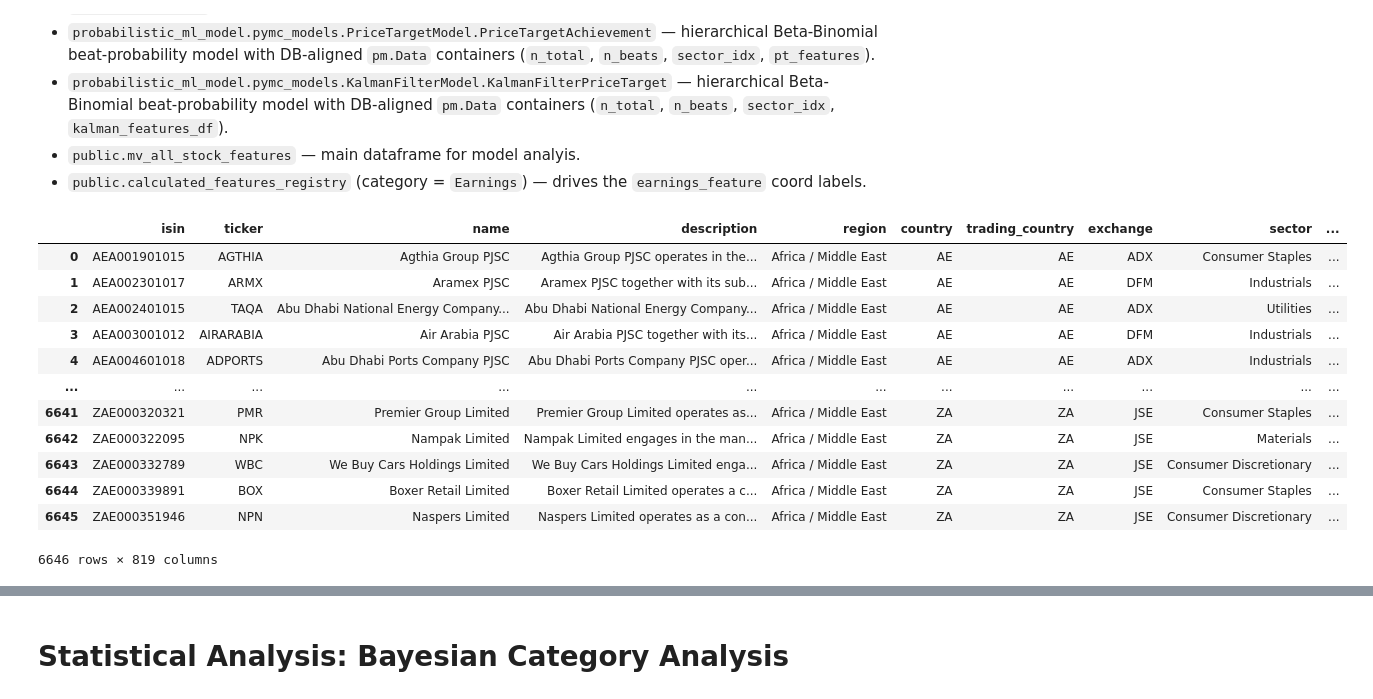
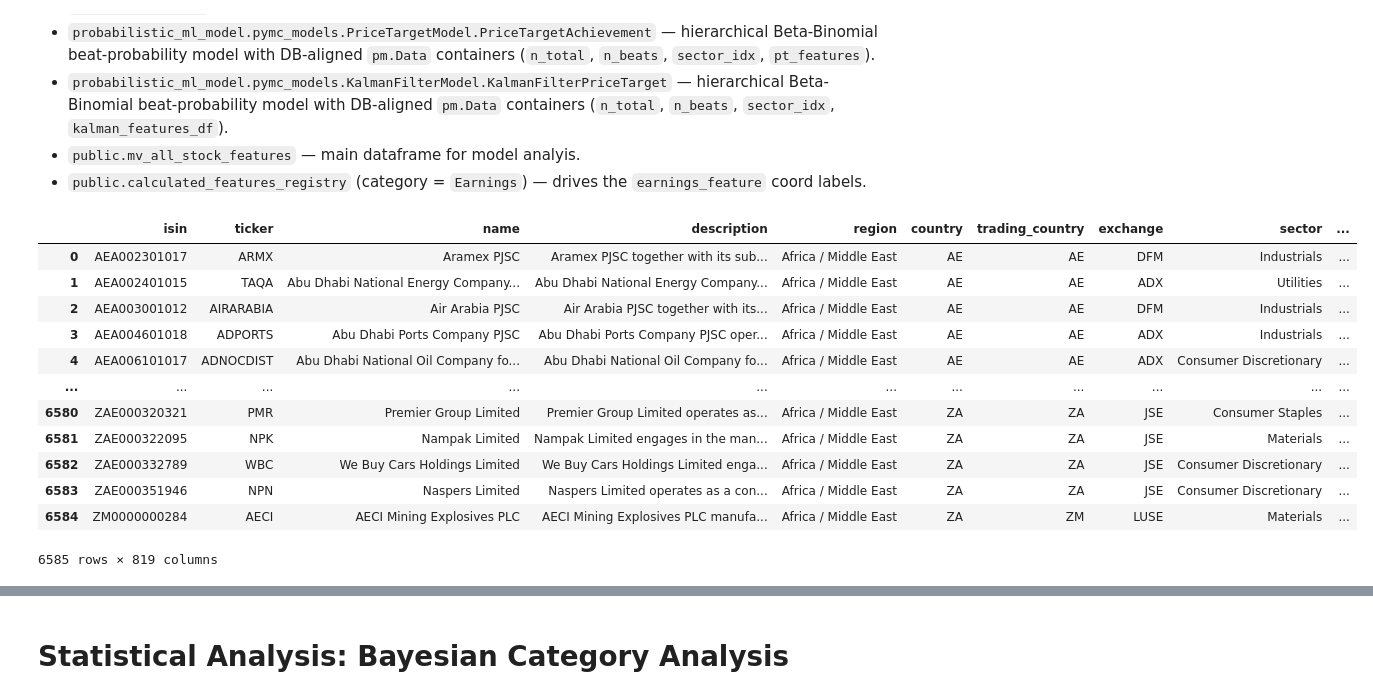
Before and after one commit to Kabenge42/PML_Finance_Project, a Jupyter notebook: pymc_expected_returns_model.ipynb, the cells around one changed output, grey strips where cells are left out. Saved outputs shown, nothing was run; the diff lists cells and outputs as text; code cells hidden in the pictures.

```diff
--- a/pymc_expected_returns_model.ipynb
+++ b/pymc_expected_returns_model.ipynb
@@ -67,22 +66,22 @@ from probabilistic_ml_model.statistical_functions.statistical_models import (
 )
 # %%
 %%sql
-select * from public.mv_all_stock_features masf
-order by isin
+SELECT * FROM public.mv_all_stock_features masf
+ORDER BY isin
 # %% [output]
 |  | isin | ticker | name | description | region | country | trading_country | exchange | sector | ... |
-| 0 | AEA001901015 | AGTHIA | Agthia Group PJSC | Agthia Group PJSC operates in the... | Africa / Middle East | AE | AE | ADX | Consumer Staples | ... |
-| 1 | AEA002301017 | ARMX | Aramex PJSC | Aramex PJSC together with its sub... | Africa / Middle East | AE | AE | DFM | Industrials | ... |
-| 2 | AEA002401015 | TAQA | Abu Dhabi National Energy Company... | Abu Dhabi National Energy Company... | Africa / Middle East | AE | AE | ADX | Utilities | ... |
-| 3 | AEA003001012 | AIRARABIA | Air Arabia PJSC | Air Arabia PJSC together with its... | Africa / Middle East | AE | AE | DFM | Industrials | ... |
-| 4 | AEA004601018 | ADPORTS | Abu Dhabi Ports Company PJSC | Abu Dhabi Ports Company PJSC oper... | Africa / Middle East | AE | AE | ADX | Industrials | ... |
+| 0 | AEA002301017 | ARMX | Aramex PJSC | Aramex PJSC together with its sub... | Africa / Middle East | AE | AE | DFM | Industrials | ... |
+| 1 | AEA002401015 | TAQA | Abu Dhabi National Energy Company... | Abu Dhabi National Energy Company... | Africa / Middle East | AE | AE | ADX | Utilities | ... |
+| 2 | AEA003001012 | AIRARABIA | Air Arabia PJSC | Air Arabia PJSC together with its... | Africa / Middle East | AE | AE | DFM | Industrials | ... |
+| 3 | AEA004601018 | ADPORTS | Abu Dhabi Ports Company PJSC | Abu Dhabi Ports Company PJSC oper... | Africa / Middle East | AE | AE | ADX | Industrials | ... |
+| 4 | AEA006101017 | ADNOCDIST | Abu Dhabi National Oil Company fo... | Abu Dhabi National Oil Company fo... | Africa / Middle East | AE | AE | ADX | Consumer Discretionary | ... |
 | ... | ... | ... | ... | ... | ... | ... | ... | ... | ... | ... |
-| 6641 | ZAE000320321 | PMR | Premier Group Limited | Premier Group Limited operates as... | Africa / Middle East | ZA | ZA | JSE | Consumer Staples | ... |
-| 6642 | ZAE000322095 | NPK | Nampak Limited | Nampak Limited engages in the man... | Africa / Middle East | ZA | ZA | JSE | Materials | ... |
-| 6643 | ZAE000332789 | WBC | We Buy Cars Holdings Limited | We Buy Cars Holdings Limited enga... | Africa / Middle East | ZA | ZA | JSE | Consumer Discretionary | ... |
-| 6644 | ZAE000339891 | BOX | Boxer Retail Limited | Boxer Retail Limited operates a c... | Africa / Middle East | ZA | ZA | JSE | Consumer Staples | ... |
-| 6645 | ZAE000351946 | NPN | Naspers Limited | Naspers Limited operates as a con... | Africa / Middle East | ZA | ZA | JSE | Consumer Discretionary | ... |
+| 6580 | ZAE000320321 | PMR | Premier Group Limited | Premier Group Limited operates as... | Africa / Middle East | ZA | ZA | JSE | Consumer Staples | ... |
+| 6581 | ZAE000322095 | NPK | Nampak Limited | Nampak Limited engages in the man... | Africa / Middle East | ZA | ZA | JSE | Materials | ... |
+| 6582 | ZAE000332789 | WBC | We Buy Cars Holdings Limited | We Buy Cars Holdings Limited enga... | Africa / Middle East | ZA | ZA | JSE | Consumer Discretionary | ... |
+| 6583 | ZAE000351946 | NPN | Naspers Limited | Naspers Limited operates as a con... | Africa / Middle East | ZA | ZA | JSE | Consumer Discretionary | ... |
+| 6584 | ZM0000000284 | AECI | AECI Mining Explosives PLC | AECI Mining Explosives PLC manufa... | Africa / Middle East | ZA | ZM | LUSE | Materials | ... |
-6646 rows × 819 columns
+6585 rows × 819 columns
 # %%
 df.describe()
 # %% [output]
```
Also changed, not shown: parts of 74 cells of this notebook, 35 other files.
